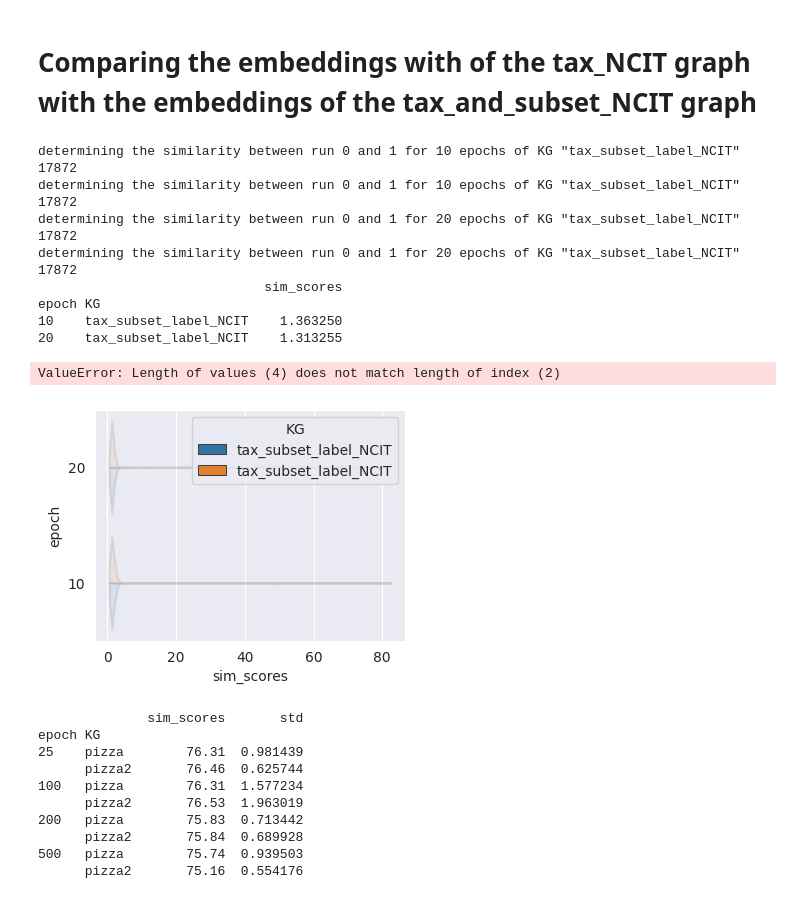
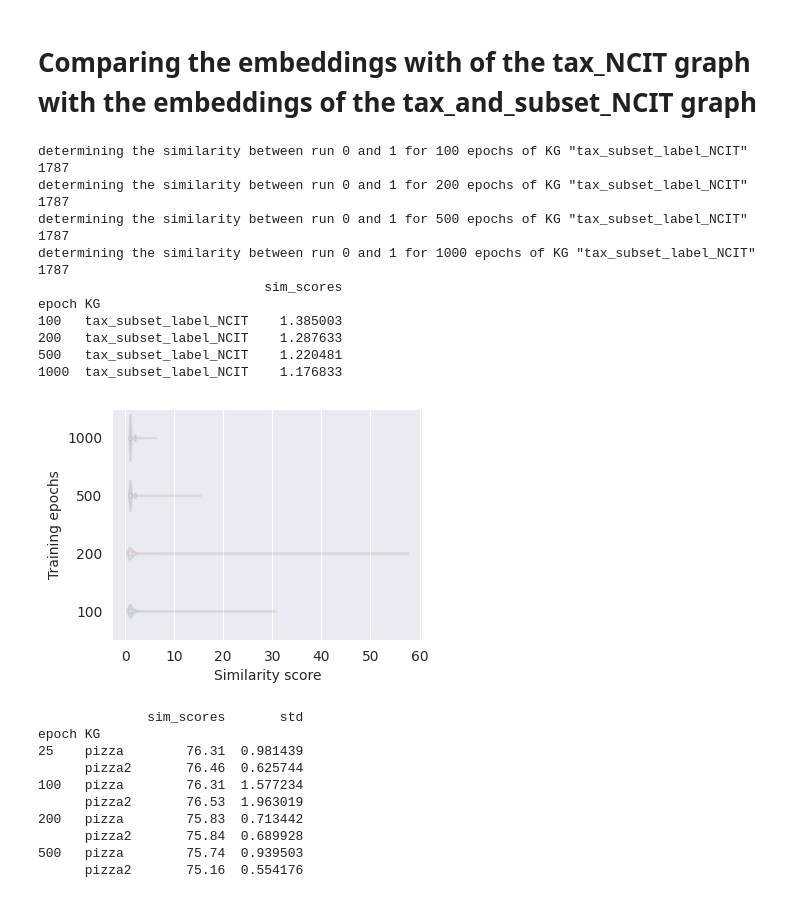
Before and after one commit to Ritten11/KRW_project, a Jupyter notebook: embedding_comparison.ipynb, the cells around one changed output. Drawn from its saved outputs; the diff is of its cells as text; code cells hidden in the pictures.

Commit message:
New embedding method. Very inefficient, but it uses the same structure as the example on gitHub

```diff
--- a/embedding_comparison.ipynb
+++ b/embedding_comparison.ipynb
@@ -103,7 +103,7 @@ def det_label(kg_name):
 def get_embed_location(root_dir, epoch, run):
     return f'./data/embeddings/{root_dir}/{str(epoch)}_{str(run)}.pkl'
 
-def make_violin_plot(epochs_list, combinations, embedding_dir1, embedding_dir2):
+def make_violin_plot(epochs_list, combinations, embedding_dir1, embedding_dir2=None):
     mean_df = pd.DataFrame()
     plt.figure(figsize=(4,3))
     for comb in combinations:
@@ -115,13 +115,20 @@ def make_violin_plot(epochs_list, combinations, embedding_dir1, embedding_dir2):
             sim_scores_1['epoch'] = epochs
             sim_scores_1['KG'] = embedding_dir1.split('/')[-1]
 
-            kg2 = embedding_dir2.split('/')[-1]
-            print(f'determining the similarity between run {comb[0]} and {comb[1]} for {epochs} epochs of KG "{kg2}"')
-            sim_scores_2 = compare_embedding(get_embed_location(embedding_dir2, epochs, comb[0]), get_embed_location(embedding_dir2, epochs, comb[1]))
-            sim_scores_2['epoch'] = epochs
-            sim_scores_2['KG'] = embedding_dir2.split('/')[-1]
-            sim_scores_df = pd.concat([sim_scores_df, sim_scores_1, sim_scores_2])
-        ax = sns.violinplot(data=sim_scores_df, x='sim_scores', y='epoch', orient='h',
+            if embedding_dir2 == None:
+                sim_scores_df = pd.concat([sim_scores_df, sim_scores_1])
+            else:
+                kg2 = embedding_dir2.split('/')[-1]
+                print(f'determining the similarity between run {comb[0]} and {comb[1]} for {epochs} epochs of KG "{kg2}"')
+                sim_scores_2 = compare_embedding(get_embed_location(embedding_dir2, epochs, comb[0]), get_embed_location(embedding_dir2, epochs, comb[1]))
+                sim_scores_2['epoch'] = epochs
+                sim_scores_2['KG'] = embedding_dir2.split('/')[-1]
+                sim_scores_df = pd.concat([sim_scores_df, sim_scores_1, sim_scores_2])
+
+        if embedding_dir2 == None:
+            ax = sns.violinplot(data=sim_scores_df, x='sim_scores', y='epoch', orient='h')
+        else:
+            ax = sns.violinplot(data=sim_scores_df, x='sim_scores', y='epoch', orient='h',
                             inner=None, hue="KG", hue_order=[embedding_dir2.split('/')[-1], embedding_dir1.split('/')[-1]],  split=True)
         ax.invert_yaxis()
         for violin in ax.collections:
@@ -129,16 +136,17 @@ def make_violin_plot(epochs_list, combinations, embedding_dir1, embedding_dir2):
 
         mean = sim_scores_df.groupby(['epoch' ,'KG']).mean()
         print(mean)
-        mean['order'] = [i for i in range(len(epochs_list)) for _ in range(2)]
-        mean['comb'] = str(comb)*len(epochs_list)*2
+        mean['order'] = [i for i in range(len(epochs_list)) for _ in range(1)]
+        mean['comb'] = str(comb)*len(mean)
         mean_df = pd.concat([mean_df, mean])
 
-    ax = sns.scatterplot(data=mean_df, y = 'order', x='sim_scores', hue='KG', hue_order=[embedding_dir2.split('/')[-1], embedding_dir1.split('/')[-1]], marker='X')
-    handles, labels  =  ax.get_legend_handles_labels()
-    grey_cross = mlines.Line2D([], [], color='grey', marker='X', linestyle='None',
-                          markersize=5)
-    legend = ax.legend([handles[-2],  grey_cross,  handles[-1]], [det_label(labels[-2]), 'mean', det_label(labels[-1])],
-              title='KG', loc='lower center', ncol=2, bbox_to_anchor=(0.5, -0.55))
+    if embedding_dir2 != None:
+        ax = sns.scatterplot(data=mean_df, y = 'order', x='sim_scores', hue='KG', hue_order=[embedding_dir2.split('/')[-1], embedding_dir1.split('/')[-1]], marker='X')
+        handles, labels  =  ax.get_legend_handles_labels()
+        grey_cross = mlines.Line2D([], [], color='grey', marker='X', linestyle='None',
+                              markersize=5)
+        legend = ax.legend([handles[-2],  grey_cross,  handles[-1]], [det_label(labels[-2]), 'mean', det_label(labels[-1])],
+                  title='KG', loc='lower center', ncol=2, bbox_to_anchor=(0.5, -0.55))
 
     plt.ylabel('Training epochs')
     plt.xlabel('Similarity score')
@@ -159,22 +167,23 @@ def compare_embedding(loc_embed_1, loc_embed_2):
     return sim_scores_df
 # %%
 # WARNING: running this line takes approximantly 4 hours when comparing 5% of all entities
-mean_sim_scores = make_violin_plot([10, 20], det_combinations(2), 'tax_subset_label_NCIT', 'tax_subset_label_NCIT')
+mean_sim_scores = make_violin_plot([100, 200, 500, 1000], det_combinations(2), 'tax_subset_label_NCIT')
 # %% [output]
-determining the similarity between run 0 and 1 for 10 epochs of KG "tax_subset_label_NCIT"
-17872
-determining the similarity between run 0 and 1 for 10 epochs of KG "tax_subset_label_NCIT"
-17872
-determining the similarity between run 0 and 1 for 20 epochs of KG "tax_subset_label_NCIT"
-17872
-determining the similarity between run 0 and 1 for 20 epochs of KG "tax_subset_label_NCIT"
-17872
+determining the similarity between run 0 and 1 for 100 epochs of KG "tax_subset_label_NCIT"
+1787
+determining the similarity between run 0 and 1 for 200 epochs of KG "tax_subset_label_NCIT"
+1787
+determining the similarity between run 0 and 1 for 500 epochs of KG "tax_subset_label_NCIT"
+1787
+determining the similarity between run 0 and 1 for 1000 epochs of KG "tax_subset_label_NCIT"
+1787
                              sim_scores
 epoch KG
-10    tax_subset_label_NCIT    1.363250
-20    tax_subset_label_NCIT    1.313255
+100   tax_subset_label_NCIT    1.385003
+200   tax_subset_label_NCIT    1.287633
+500   tax_subset_label_NCIT    1.220481
+1000  tax_subset_label_NCIT    1.176833
-ValueError: Length of values (4) does not match length of index (2)
-[figure, old version]
+[figure, new version]
 # %%
 grouped_scores = mean_sim_scores.drop(['order'], axis=1).groupby(['epoch', 'KG'])
 mu_scores = grouped_scores.mean('sim_scores')
```
Also changed, not shown: parts of 1 cell of this notebook, 3 other files.
